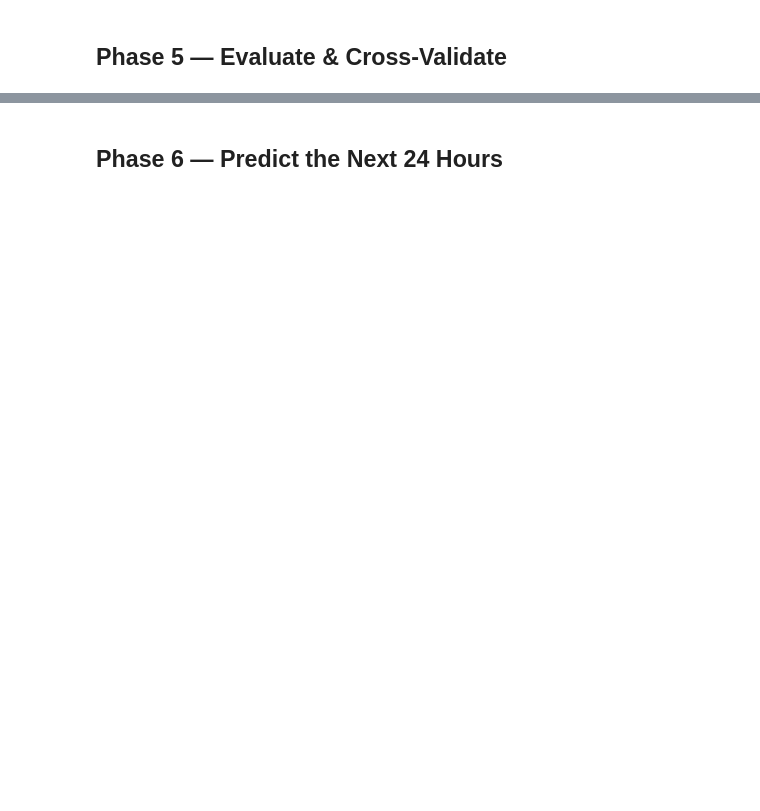
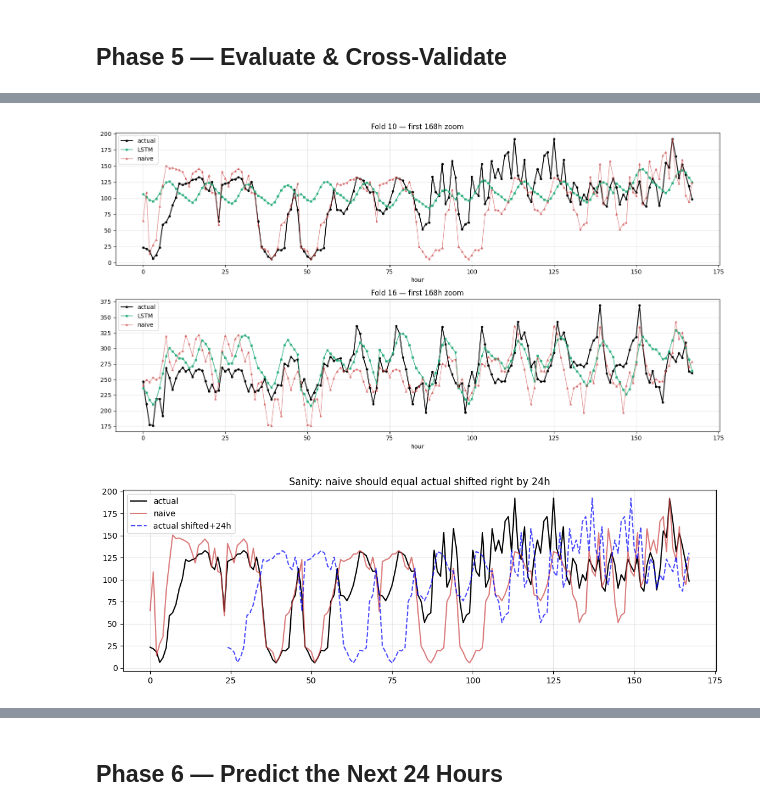
Before and after one commit to DaveGiGi/Duckstradamus, a Jupyter notebook: Model_LSTM/dave/LSTM_dave_adaption1.ipynb, the cells around one changed output, grey strips where cells are left out. Saved outputs shown, nothing was run; the diff lists cells and outputs as text; code cells hidden in the pictures; blank space fills up the shorter version.

```diff
--- a/Model_LSTM/dave/LSTM_dave_adaption1.ipynb
+++ b/Model_LSTM/dave/LSTM_dave_adaption1.ipynb
@@ -423,0 +524,48 @@ Improvement:  -28.3%
+# %%
+# Zoomed view: one week (168 hours) from each fold
+ZOOM_HOURS = 168   # one week
+
+def plot_fold_zoom(idx, ax, start=0):
+    _, fold_test = folds[idx]
+    X_te, y_te = get_X_y(fold_test, HORIZON, INPUT_LENGTH, OUTPUT_LENGTH, STRIDE, shuffle=False)
+    model = fold_results[idx].get('model')
+    if model is None:
+        import keras
+        model = keras.models.load_model(f"fold_models/fold_{idx:02d}.keras")
+    y_pred = model.predict(X_te, verbose=0)
+    naive  = X_te[:, -OUTPUT_LENGTH:, TARGET_COLUMN_IDX]
+
+    actual_t = y_te.flatten()[start:start+ZOOM_HOURS]
+    lstm_t   = y_pred.flatten()[start:start+ZOOM_HOURS]
+    naive_t  = naive.flatten()[start:start+ZOOM_HOURS]
+
+    ax.plot(actual_t, label='actual', color='black', linewidth=1.5, marker='o', markersize=3)
+    ax.plot(lstm_t,   label='LSTM',   color='#2a7',  linewidth=1.2, marker='s', markersize=3, alpha=0.85)
+    ax.plot(naive_t,  label='naive',  color='#c44',  linewidth=1.0, marker='^', markersize=3, alpha=0.6)
+    ax.set_title(f'Fold {idx+1} — first {ZOOM_HOURS}h zoom')
+    ax.set_xlabel('hour'); ax.legend(); ax.grid(alpha=0.3)
+
+fig, axes = plt.subplots(2, 1, figsize=(15, 8))
+plot_fold_zoom(good_fold, axes[0])
+plot_fold_zoom(bad_fold,  axes[1])
+plt.tight_layout(); plt.show()
+
+# Sanity: black shifted right by 24h should equal red exactly
+_, fold_test = folds[good_fold]
+X_te, y_te = get_X_y(fold_test, HORIZON, INPUT_LENGTH, OUTPUT_LENGTH, STRIDE, shuffle=False)
+naive = X_te[:, -OUTPUT_LENGTH:, TARGET_COLUMN_IDX].flatten()
+actual = y_te.flatten()
+
+# Shift actual to the right by 24h (so day 0 actual lands at hour 24)
+shifted = np.concatenate([np.full(24, np.nan), actual[:-24]])
+
+plt.figure(figsize=(13, 4))
+plt.plot(actual[:168],  label='actual',           color='black')
+plt.plot(naive[:168],   label='naive',            color='#c44', alpha=0.7)
+plt.plot(shifted[:168], label='actual shifted+24h', color='blue', linestyle='--', alpha=0.7)
+plt.legend(); plt.grid(alpha=0.3)
+plt.title('Sanity: naive should equal actual shifted right by 24h')
+plt.show()
+# %% [output]
+[figure, added]
+[figure, added]
```
Also changed, not shown: parts of 17 cells of this notebook, 21 other files.
